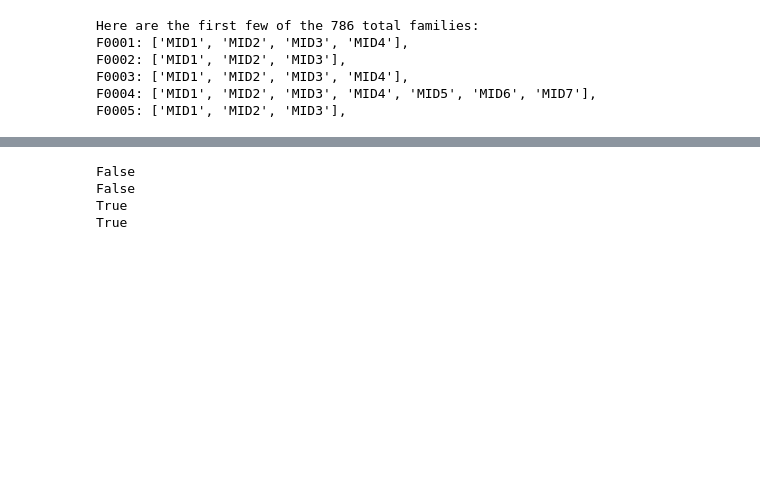
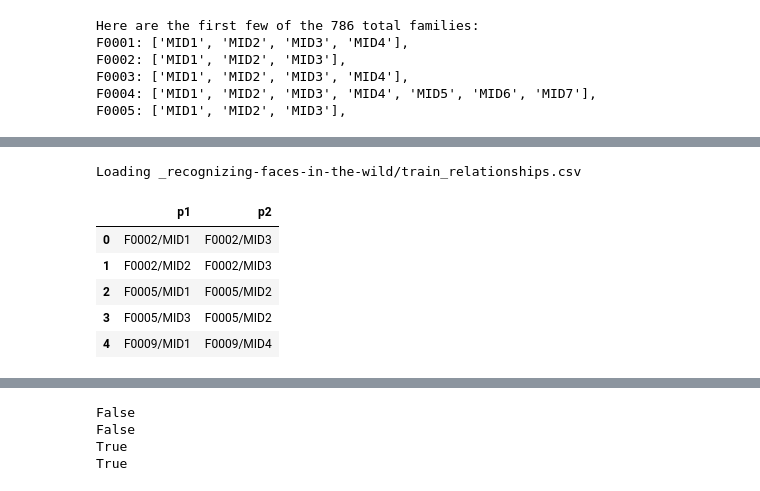
Before and after one commit to jplumb/FIW, a Jupyter notebook: main.ipynb, the cells around one changed output, grey strips where cells are left out. Drawn from its saved outputs; the diff is of its cells as text; code cells hidden in the pictures; blank space fills up the shorter version.

```diff
--- a/main.ipynb
+++ b/main.ipynb
@@ -193,0 +174,14 @@ The _train_relationships.csv_ lists the pairs of family members who share a kins
+# %%
+import pandas
+relations_csv_path = dataset_path + '/train_relationships.csv'
+print('Loading ' + relations_csv_path)
+relations_df = pandas.read_csv(relations_csv_path, delimiter=',', header='infer')
+relations_df.head()
+# %% [output]
+Loading _recognizing-faces-in-the-wild/train_relationships.csv
+|  | p1 | p2 |
+| 0 | F0002/MID1 | F0002/MID3 |
+| 1 | F0002/MID2 | F0002/MID3 |
+| 2 | F0005/MID1 | F0005/MID2 |
+| 3 | F0005/MID3 | F0005/MID2 |
+| 4 | F0009/MID1 | F0009/MID4 |
```
Also changed, not shown: parts of 28 cells of this notebook.
